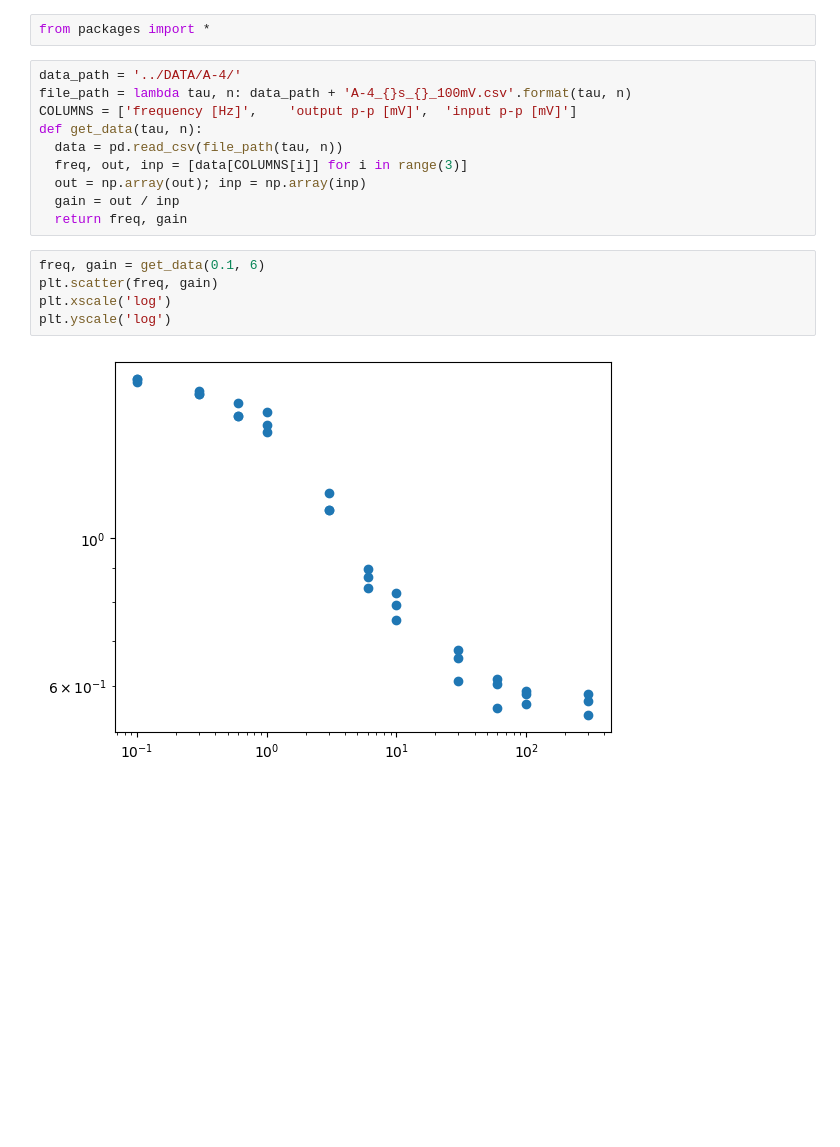
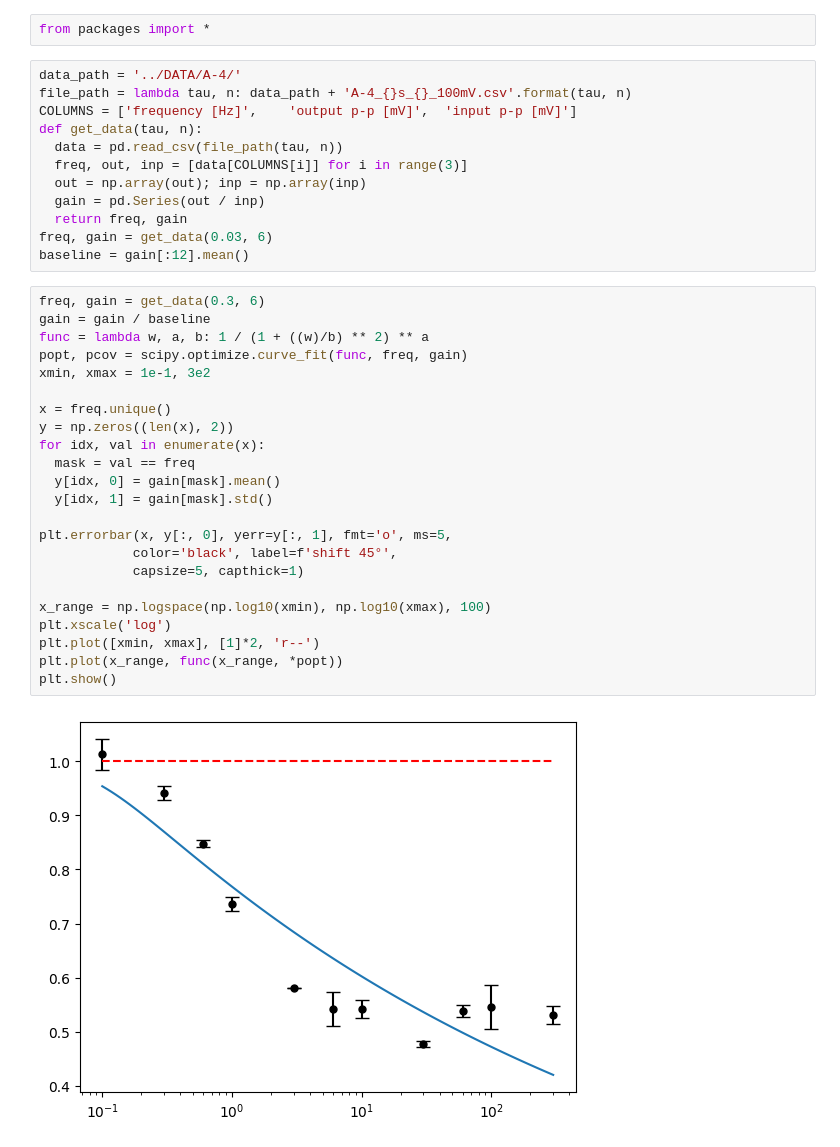
Before and after one commit to IntermidiatePhysicsExperiment/LockInHall, a Jupyter notebook: EDA/03_TaskA-4.ipynb, the cells around one changed output. Cells and saved outputs as stored; diff of their text form; blank space fills up the shorter version.

```diff
--- a/EDA/03_TaskA-4.ipynb
+++ b/EDA/03_TaskA-4.ipynb
@@ -8,12 +8,32 @@ def get_data(tau, n):
   data = pd.read_csv(file_path(tau, n))
   freq, out, inp = [data[COLUMNS[i]] for i in range(3)]
   out = np.array(out); inp = np.array(inp)
-  gain = out / inp
+  gain = pd.Series(out / inp)
   return freq, gain
+freq, gain = get_data(0.03, 6)
+baseline = gain[:12].mean()
-# %%
-freq, gain = get_data(0.1, 6)
-plt.scatter(freq, gain)
-plt.xscale('log')
-plt.yscale('log')
-# %% [output]
-[figure, removed]
+# %%
+freq, gain = get_data(0.3, 6)
+gain = gain / baseline
+func = lambda w, a, b: 1 / (1 + ((w)/b) ** 2) ** a
+popt, pcov = scipy.optimize.curve_fit(func, freq, gain)
+xmin, xmax = 1e-1, 3e2
+
+x = freq.unique()
+y = np.zeros((len(x), 2))
+for idx, val in enumerate(x):
+  mask = val == freq
+  y[idx, 0] = gain[mask].mean()
+  y[idx, 1] = gain[mask].std()
+
+plt.errorbar(x, y[:, 0], yerr=y[:, 1], fmt='o', ms=5,
+            color='black', label=f'shift 45°',
+            capsize=5, capthick=1)
+
+x_range = np.logspace(np.log10(xmin), np.log10(xmax), 100)
+plt.xscale('log')
+plt.plot([xmin, xmax], [1]*2, 'r--')
+plt.plot(x_range, func(x_range, *popt))
+plt.show()
+# %% [output]
+[figure, added]
```
Also changed, not shown: parts of 5 cells of this notebook.
